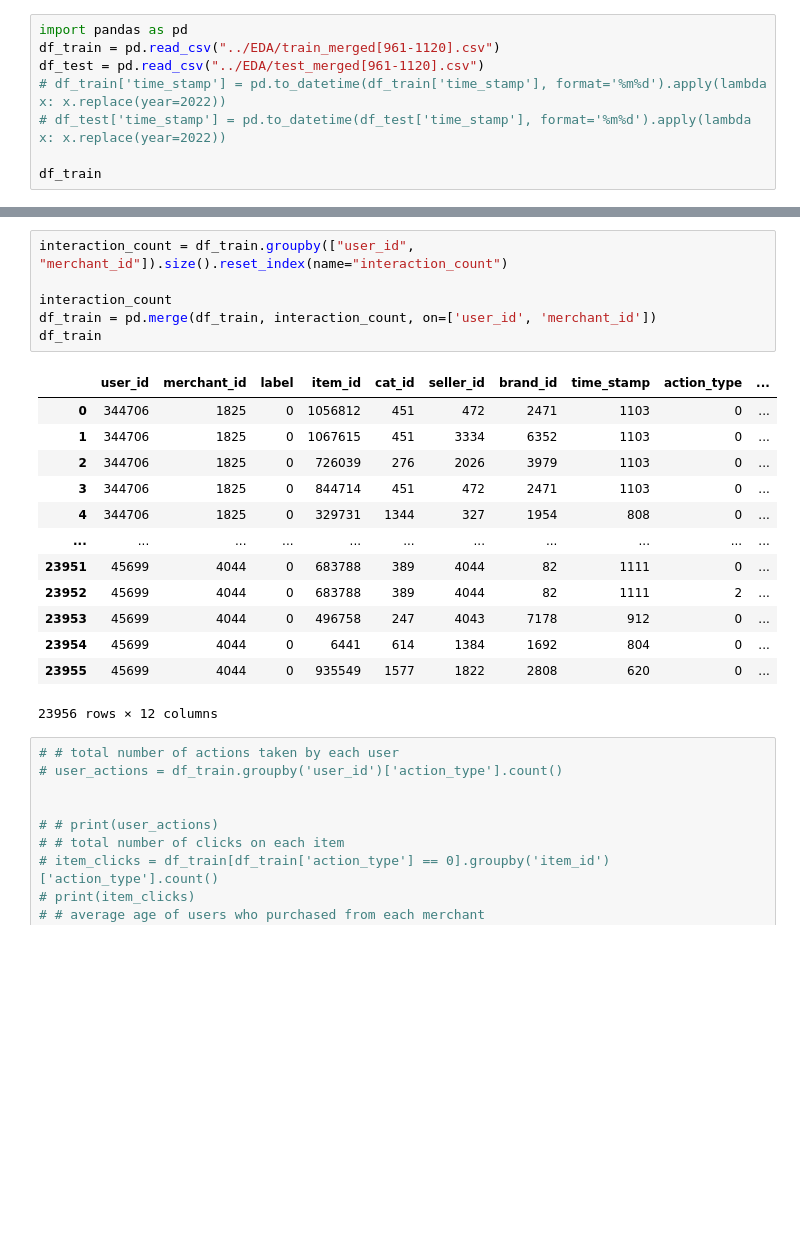
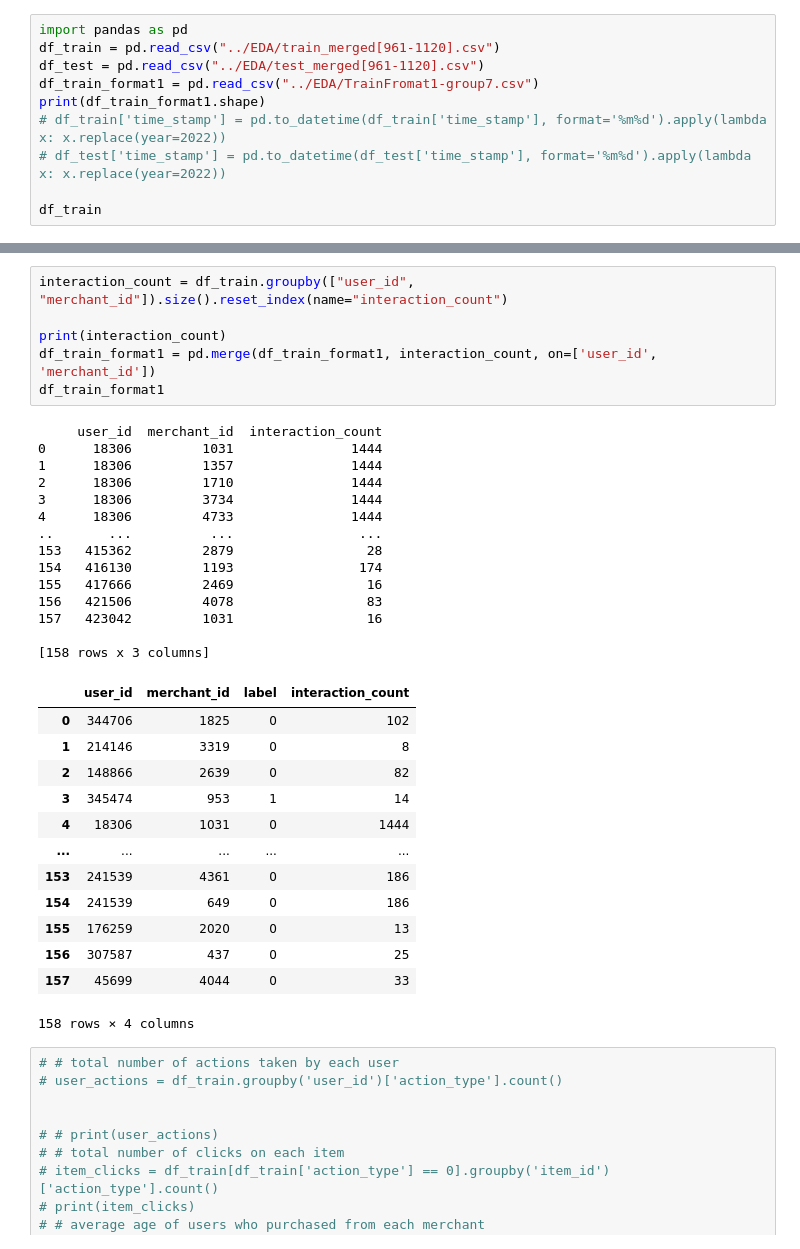
Before and after one commit to pratikjadhav2726/Group7-CECS550, a Jupyter notebook: Feature Engineering/Feature engineering .ipynb, the cells around one changed output, grey strips where cells are left out. Drawn from its saved outputs; the diff is of its cells as text; blank space fills up the shorter version.

```diff
--- a/Feature Engineering/Feature engineering .ipynb
+++ b/Feature Engineering/Feature engineering .ipynb
@@ -2,6 +2,8 @@
 import pandas as pd
 df_train = pd.read_csv("../EDA/train_merged[961-1120].csv")
 df_test = pd.read_csv("../EDA/test_merged[961-1120].csv")
+df_train_format1 = pd.read_csv("../EDA/TrainFromat1-group7.csv")
+print(df_train_format1.shape)
 # df_train['time_stamp'] = pd.to_datetime(df_train['time_stamp'], format='%m%d').apply(lambda x: x.replace(year=2022))
 # df_test['time_stamp'] = pd.to_datetime(df_test['time_stamp'], format='%m%d').apply(lambda x: x.replace(year=2022))
 
@@ -23,23 +26,37 @@ df_train
 # %%
 interaction_count = df_train.groupby(["user_id", "merchant_id"]).size().reset_index(name="interaction_count")
 
-interaction_count
-df_train = pd.merge(df_train, interaction_count, on=['user_id', 'merchant_id'])
-df_train
+print(interaction_count)
+df_train_format1 = pd.merge(df_train_format1, interaction_count, on=['user_id', 'merchant_id'])
+df_train_format1
 # %% [output]
+     user_id  merchant_id  interaction_count
+0      18306         1031               1444
+1      18306         1357               1444
+2      18306         1710               1444
+3      18306         3734               1444
+4      18306         4733               1444
+..       ...          ...                ...
+153   415362         2879                 28
+154   416130         1193                174
+155   417666         2469                 16
+156   421506         4078                 83
+157   423042         1031                 16
+
+[158 rows x 3 columns]
-|  | user_id | merchant_id | label | item_id | cat_id | seller_id | brand_id | time_stamp | action_type | ... |
-| 0 | 344706 | 1825 | 0 | 1056812 | 451 | 472 | 2471 | 1103 | 0 | ... |
-| 1 | 344706 | 1825 | 0 | 1067615 | 451 | 3334 | 6352 | 1103 | 0 | ... |
-| 2 | 344706 | 1825 | 0 | 726039 | 276 | 2026 | 3979 | 1103 | 0 | ... |
-| 3 | 344706 | 1825 | 0 | 844714 | 451 | 472 | 2471 | 1103 | 0 | ... |
-| 4 | 344706 | 1825 | 0 | 329731 | 1344 | 327 | 1954 | 808 | 0 | ... |
-| ... | ... | ... | ... | ... | ... | ... | ... | ... | ... | ... |
-| 23951 | 45699 | 4044 | 0 | 683788 | 389 | 4044 | 82 | 1111 | 0 | ... |
-| 23952 | 45699 | 4044 | 0 | 683788 | 389 | 4044 | 82 | 1111 | 2 | ... |
-| 23953 | 45699 | 4044 | 0 | 496758 | 247 | 4043 | 7178 | 912 | 0 | ... |
-| 23954 | 45699 | 4044 | 0 | 6441 | 614 | 1384 | 1692 | 804 | 0 | ... |
-| 23955 | 45699 | 4044 | 0 | 935549 | 1577 | 1822 | 2808 | 620 | 0 | ... |
+|  | user_id | merchant_id | label | interaction_count |
+| 0 | 344706 | 1825 | 0 | 102 |
+| 1 | 214146 | 3319 | 0 | 8 |
+| 2 | 148866 | 2639 | 0 | 82 |
+| 3 | 345474 | 953 | 1 | 14 |
+| 4 | 18306 | 1031 | 0 | 1444 |
+| ... | ... | ... | ... | ... |
+| 153 | 241539 | 4361 | 0 | 186 |
+| 154 | 241539 | 649 | 0 | 186 |
+| 155 | 176259 | 2020 | 0 | 13 |
+| 156 | 307587 | 437 | 0 | 25 |
+| 157 | 45699 | 4044 | 0 | 33 |
-23956 rows × 12 columns
+158 rows × 4 columns
 # %%
 # # total number of actions taken by each user
 # user_actions = df_train.groupby('user_id')['action_type'].count()
```
Also changed, not shown: parts of 23 cells of this notebook, 11 other files.
